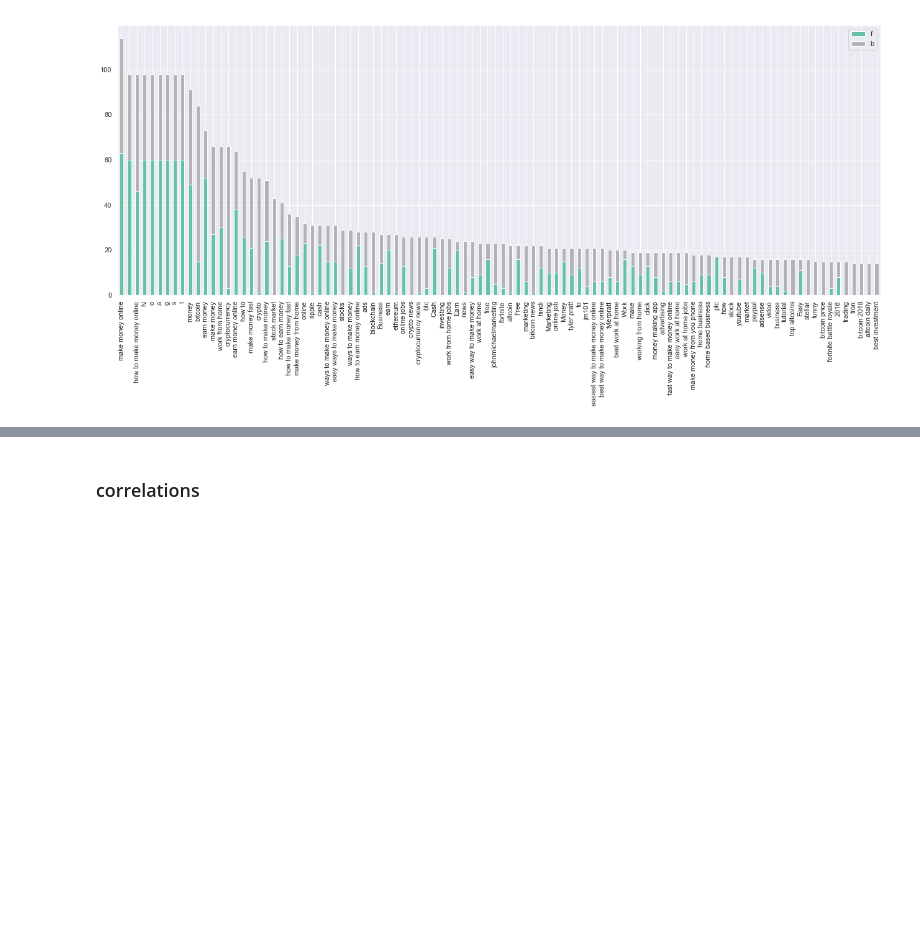
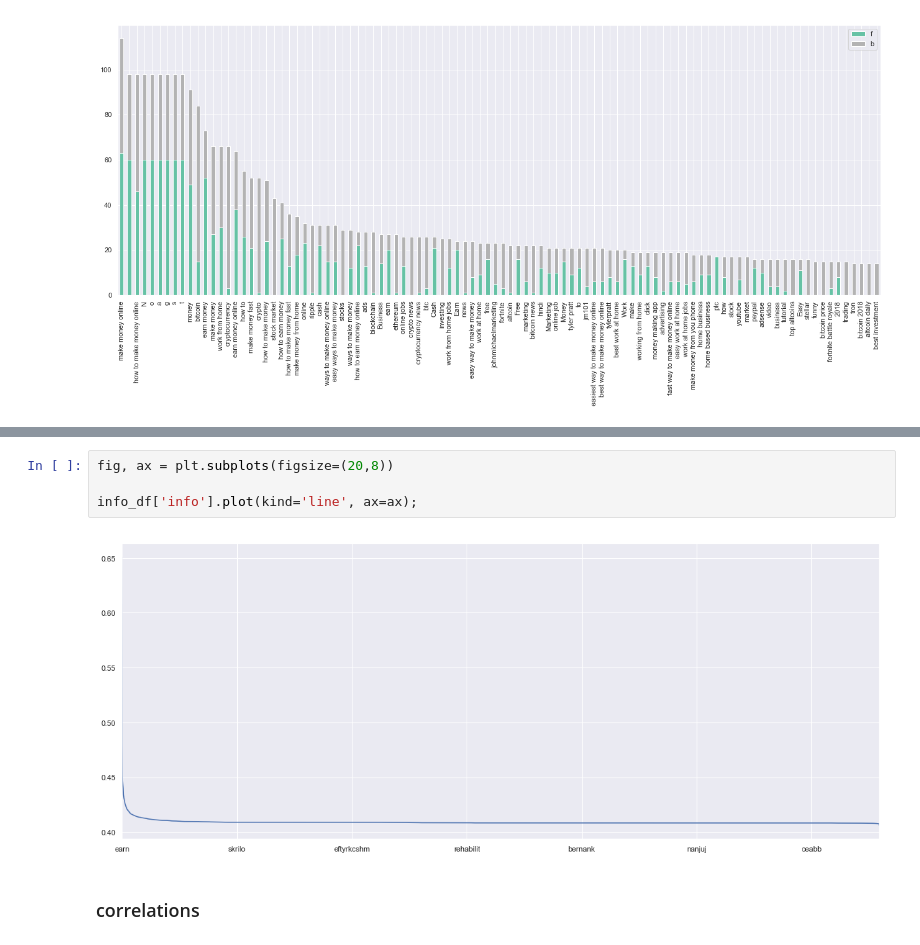
Before and after one commit to izdar/YouFraud-Refactored, a Jupyter notebook: Classifier/model_search/2 - eda.ipynb, the cells around one changed output, grey strips where cells are left out. Drawn from its saved outputs; the diff is of its cells as text; blank space fills up the shorter version.

```diff
--- a/Classifier/model_search/2 - eda.ipynb
+++ b/Classifier/model_search/2 - eda.ipynb
@@ -257,3 +349,9 @@ top_n = 100
+# %%
+fig, ax = plt.subplots(figsize=(20,8))
+
+info_df['info'].plot(kind='line', ax=ax);
+# %% [output]
+[figure, added]
 # %% [markdown]
 ### correlations
 # %%
```
Also changed, not shown: parts of 12 cells of this notebook, 1 other file.
